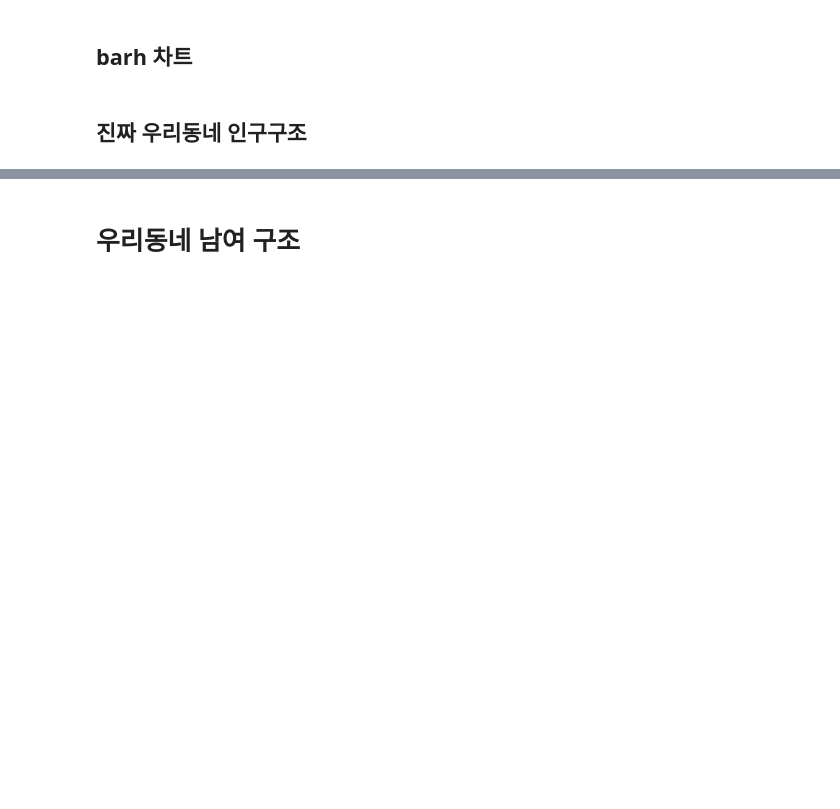
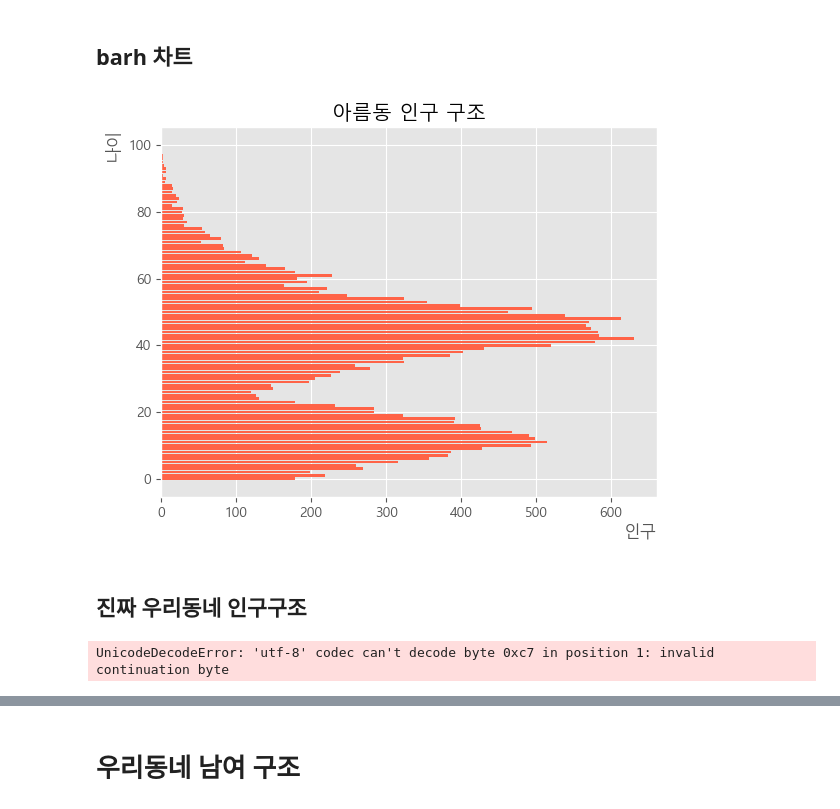
Before and after one commit to BomiDevlog/Multicampus-Data, a Jupyter notebook: DS/2-2.open api[인구공공]_배포용_김보미.ipynb, the cells around one changed output, grey strips where cells are left out. Saved outputs shown, nothing was run; the diff lists cells and outputs as text; code cells hidden in the pictures; blank space fills up the shorter version.

```diff
--- a/DS/2-2.open api[인구공공]_배포용_김보미.ipynb
+++ b/DS/2-2.open api[인구공공]_배포용_김보미.ipynb
@@ -855,13 +978,18 @@ plt.show()
 # %%
 
 plt.figure()
 # plt.style.use('ggplot')
 plt.rc('font', family = "Malgun Gothic") #한글사용
 plt.rcParams['axes.unicode_minus']=False #마이너스 부호 깨짐
 
-plt.title('{} 인구 구조'.format(name))
+plt.title(f'{name} 인구 구조')
+plt.xlabel('인구', loc='right')
+plt.ylabel('나이', loc='top')
 
+plt.barh(range(101), total, color = 'tomato')
 
 plt.show()
+# %% [output]
+[figure, added]
 # %% [markdown]
 ## 진짜 우리동네 인구구조
@@ -867,0 +1000,28 @@ plt.show()
+# %%
+# 강사님 종합코드. 인덱스로 접근해야할 경우 종합코드.
+#라이브러리 임포트
+import pandas as pd
+import numpy as np
+import matplotlib.pyplot as plt
+# 행정구역을 index_col로 정하고 로드
+df=pd.read_csv('./data/population2.csv',index_col=0, thousands=',')
+# 불필요한 데이터 삭제
+#남_총인구수,남_연령구간인구수
+#여_총인구수,여_연령구간인구수
+del df['남_총인구수'], df['남_연령구간인구수']
+del df['여_총인구수'], df['여_연령구간인구수']
+name = '아름동'
+mytown = df[df.index.str.contains(name)]
+#남여 데이터 추출
+male = mytown.iloc[:,0:101]
+female = mytown.iloc[:,101:202]
+#시각화
+# plt.figure()
+# # plt.style.use('ggplot')
+# plt.rc('font', family = "Malgun Gothic") #한글사용
+# plt.rcParams['axes.unicode_minus']=False #마이너스 부호 깨짐
+# plt.title('{} 인구 구조'.format(name))
+# plt.barh(range(101),total ,color='tomato')
+# plt.show()
+# %% [output]
+UnicodeDecodeError: 'utf-8' codec can't decode byte 0xc7 in position 1: invalid continuation byte
```
Also changed, not shown: parts of 79 cells of this notebook, 5 other files.
